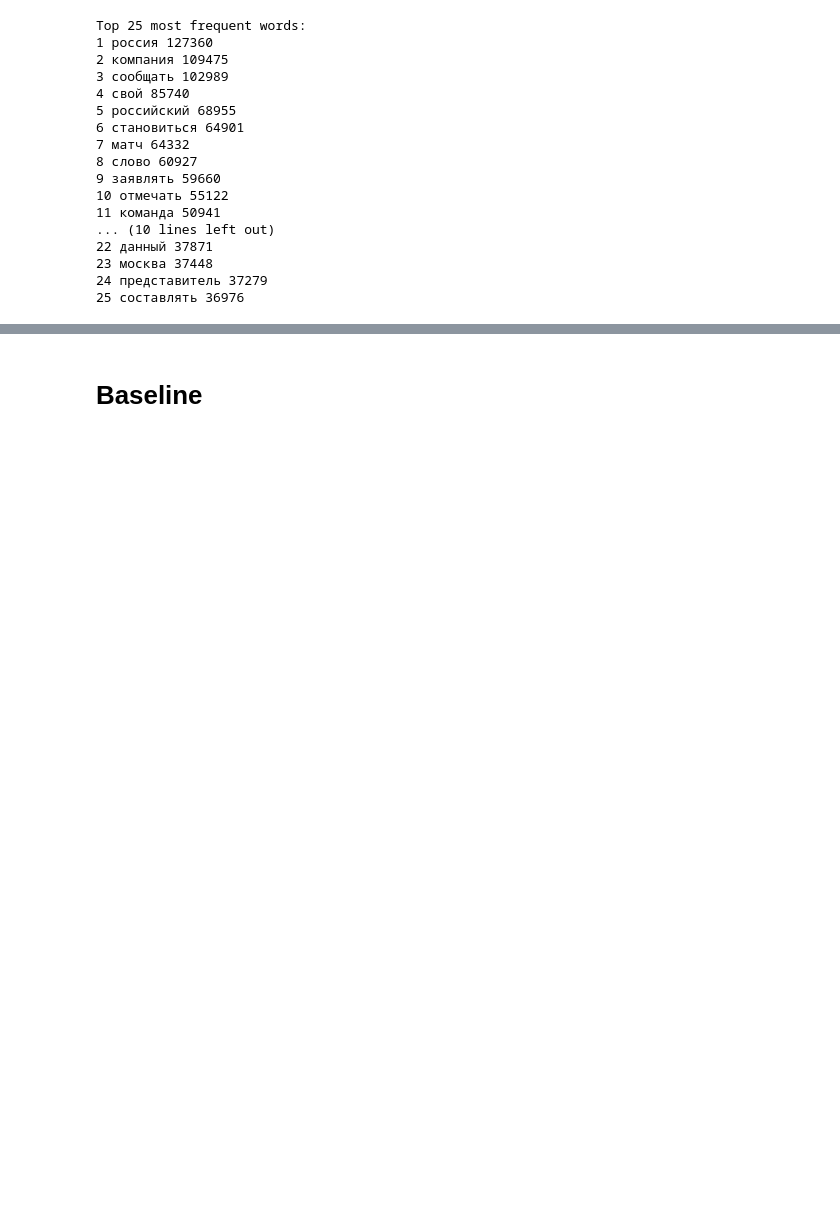
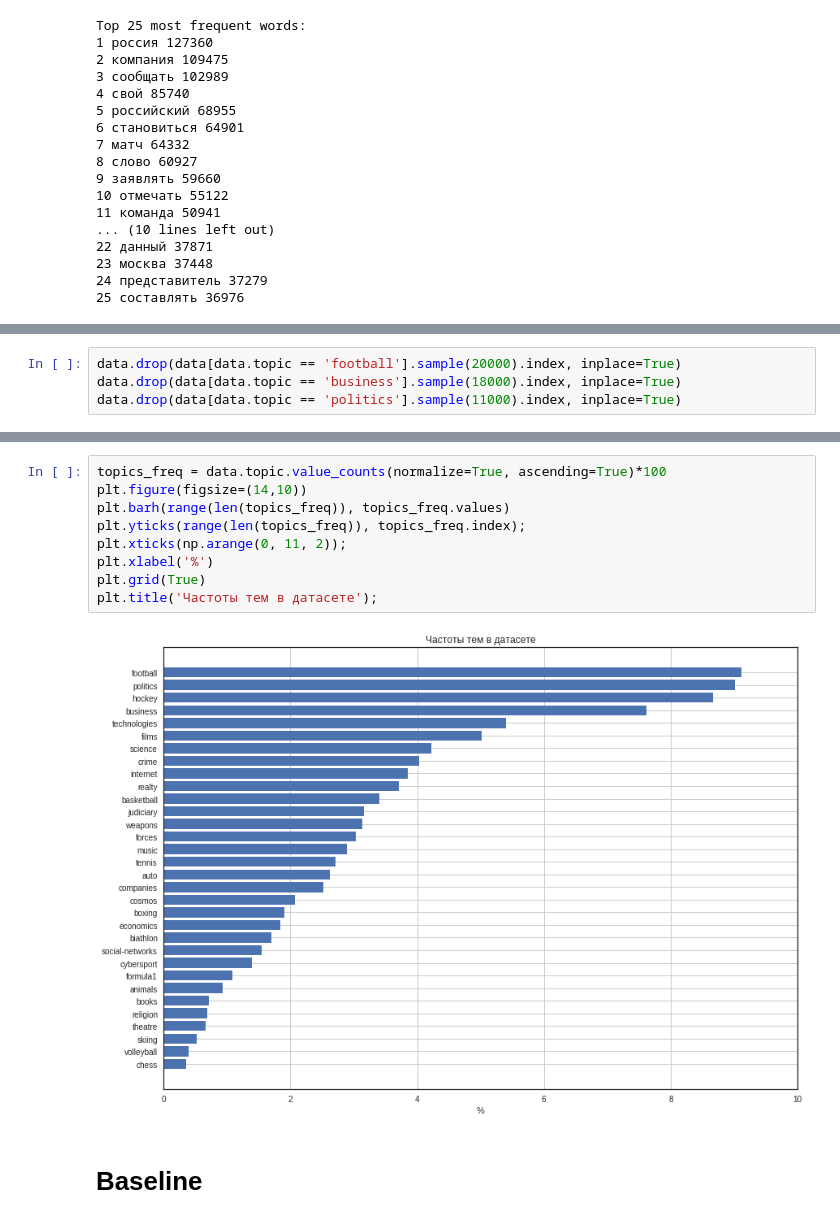
Before and after one commit to yutkin/News-Aggregator, a Jupyter notebook: SVM_classificaiton.ipynb, the cells around one changed output, grey strips where cells are left out. Saved outputs shown, nothing was run; the diff lists cells and outputs as text; blank space fills up the shorter version.

```diff
--- a/SVM_classificaiton.ipynb
+++ b/SVM_classificaiton.ipynb
@@ -173,0 +166,4 @@ Top 25 most frequent words:
+# %%
+data.drop(data[data.topic == 'football'].sample(20000).index, inplace=True)
+data.drop(data[data.topic == 'business'].sample(18000).index, inplace=True)
+data.drop(data[data.topic == 'politics'].sample(11000).index, inplace=True)
@@ -174,3 +190,14 @@ Top 25 most frequent words:
+# %%
+topics_freq = data.topic.value_counts(normalize=True, ascending=True)*100
+plt.figure(figsize=(14,10))
+plt.barh(range(len(topics_freq)), topics_freq.values)
+plt.yticks(range(len(topics_freq)), topics_freq.index);
+plt.xticks(np.arange(0, 11, 2));
+plt.xlabel('%')
+plt.grid(True)
+plt.title('Частоты тем в датасете');
+# %% [output]
+[figure, added]
 # %% [markdown]
 # Baseline
 # %%
```
Also changed, not shown: parts of 22 cells of this notebook, 1 other file.
